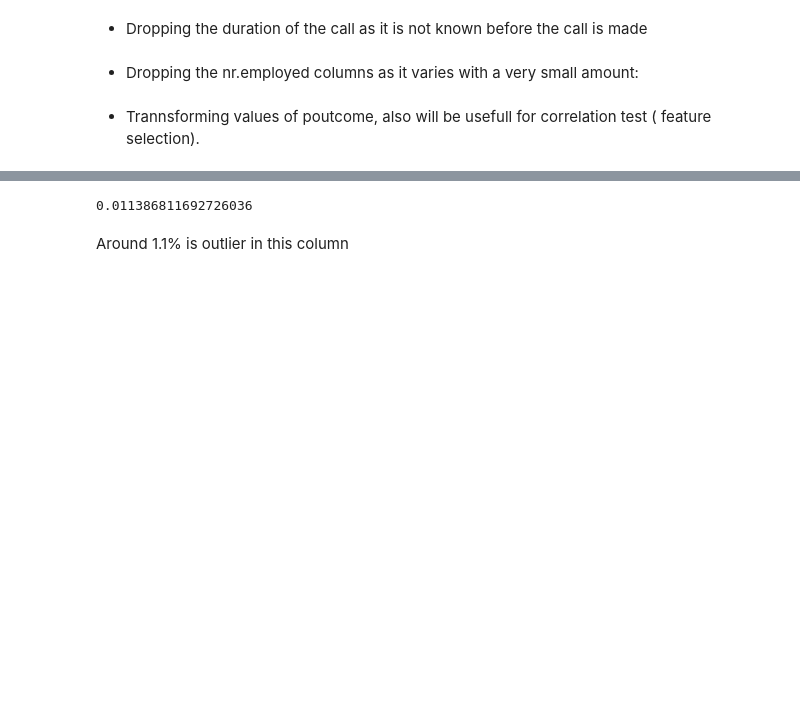
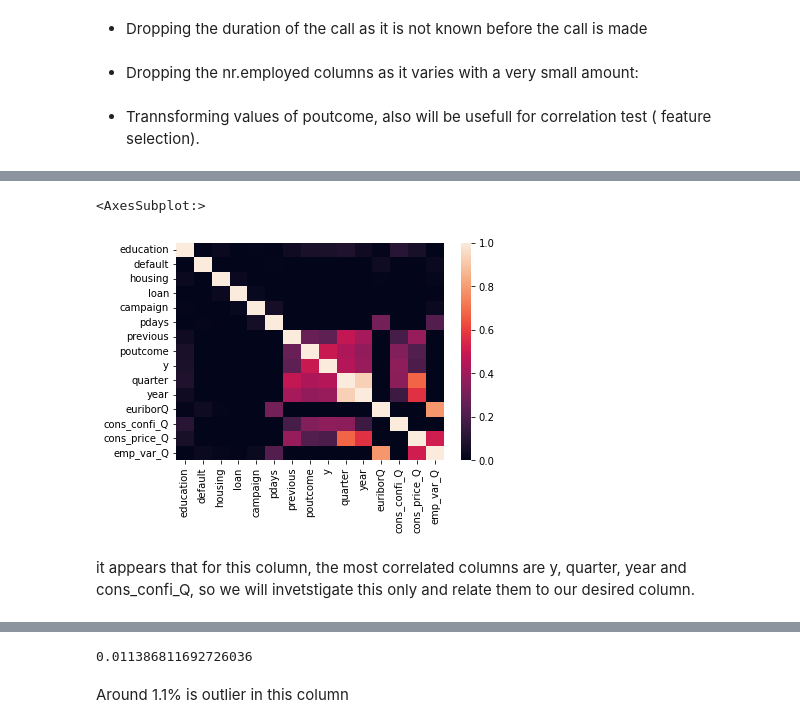
Before and after one commit to TarekMohamed1999/bank_marketing, a Jupyter notebook: preprocessing_tarek.ipynb, the cells around one changed output, grey strips where cells are left out. Drawn from its saved outputs; the diff is of its cells as text; code cells hidden in the pictures; blank space fills up the shorter version.

```diff
--- a/preprocessing_tarek.ipynb
+++ b/preprocessing_tarek.ipynb
@@ -355,3 +355,5 @@ df1 = df1.drop(columns = ["nr.employed"])
 df1["poutcome"] = df1["poutcome"].replace({"success": 1, "failure": 0, "nonexistent": np.nan})
 # %%
 df1.to_csv("master_data.csv", index = False)
+# %%
+df1 = pd.read_csv("master_data.csv")
@@ -357,0 +385,2 @@ df1.to_csv("master_data.csv", index = False)
+# %%
+df1["job"] = df1["job"].replace({"unknown": np.nan})
@@ -357,0 +395,2 @@ df1.to_csv("master_data.csv", index = False)
+# %%
+df1["marital"] = df1["marital"].replace({"unknown": np.nan})
@@ -357,0 +424,2 @@ df1.to_csv("master_data.csv", index = False)
+# %%
+df_poutcom = df1[~(df1.poutcome.isna())]
@@ -357,0 +447,8 @@ df1.to_csv("master_data.csv", index = False)
+# %%
+total_correlation = df_poutcom.corr()
+sns.heatmap(total_correlation, vmin = 0)
+# %% [output]
+<AxesSubplot:>
+[figure, added]
+# %% [markdown]
+it appears that for this column, the most correlated columns are y, quarter, year and cons_confi_Q, so we will invetstigate this only and relate them to our desired column.
```
Also changed, not shown: parts of 72 cells of this notebook.
